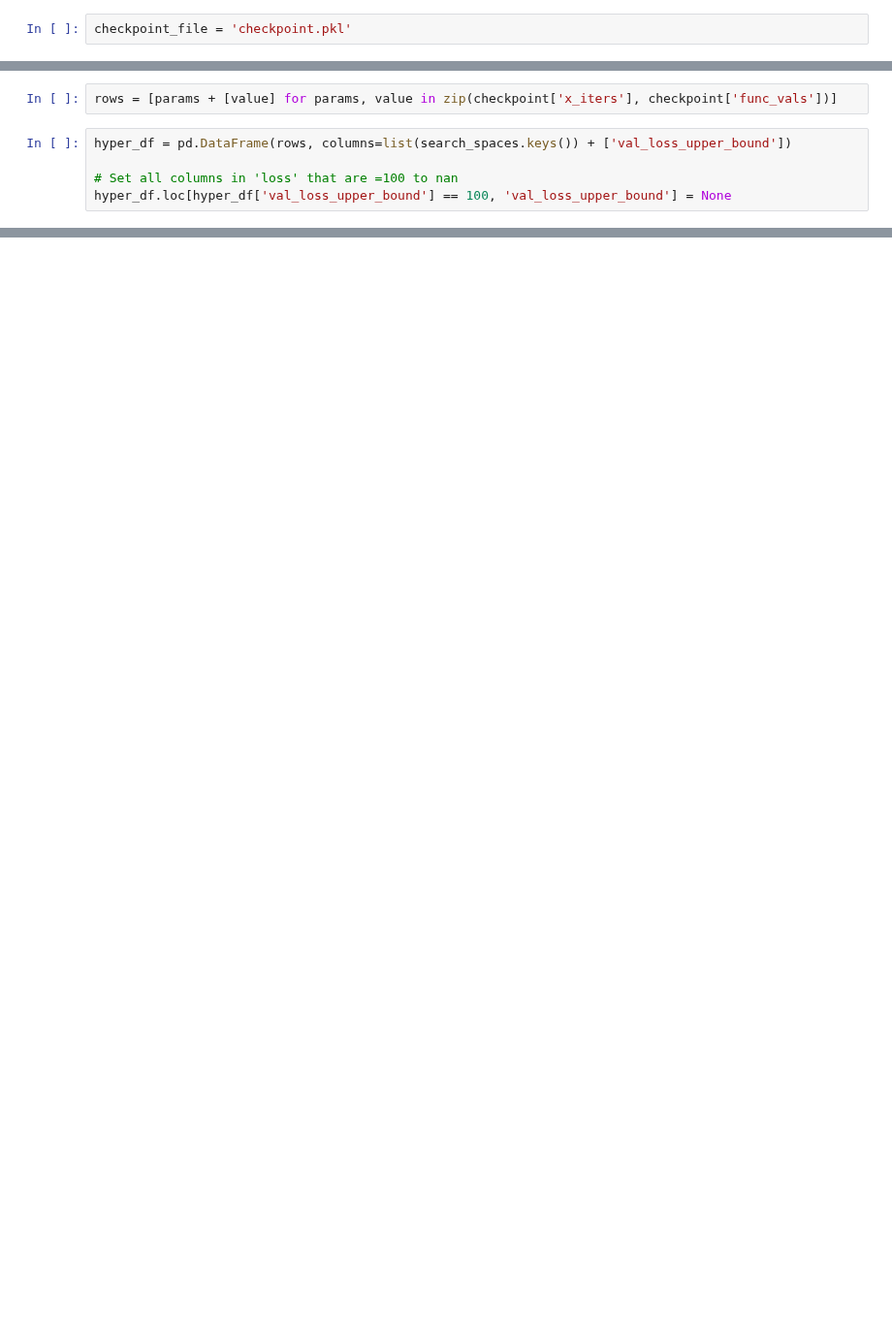
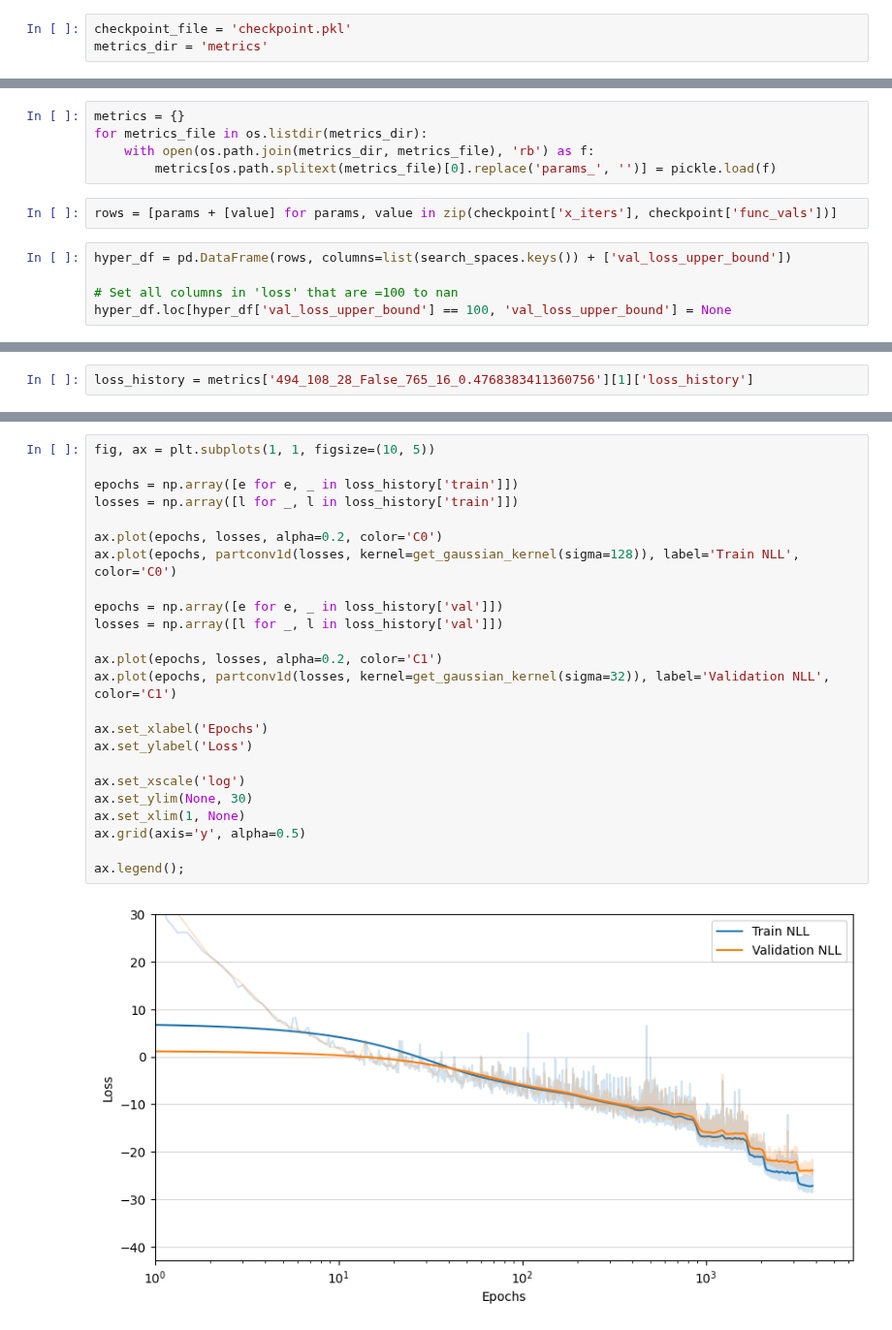
Before and after one commit to psaegert/bcnf, a Jupyter notebook: experimental/test_bayescv_analysis.ipynb, the cells around one changed output, grey strips where cells are left out. Shown at 97% size. Cells and saved outputs as stored; diff of their text form; blank space fills up the shorter version.

```diff
--- a/experimental/test_bayescv_analysis.ipynb
+++ b/experimental/test_bayescv_analysis.ipynb
@@ -15,9 +21,15 @@ search_spaces = {
 }
 # %%
 checkpoint_file = 'checkpoint.pkl'
+metrics_dir = 'metrics'
 # %%
 with open(checkpoint_file, 'rb') as f:
     checkpoint = pickle.load(f, errors='ignore')
+# %%
+metrics = {}
+for metrics_file in os.listdir(metrics_dir):
+    with open(os.path.join(metrics_dir, metrics_file), 'rb') as f:
+        metrics[os.path.splitext(metrics_file)[0].replace('params_', '')] = pickle.load(f)
 # %%
 rows = [params + [value] for params, value in zip(checkpoint['x_iters'], checkpoint['func_vals'])]
 # %%
@@ -32,0 +54,2 @@ hyper_df
+# %%
+loss_history = metrics['494_108_28_False_765_16_0.4768383411360756'][1]['loss_history']
@@ -32,0 +62,26 @@ hyper_df
+# %%
+fig, ax = plt.subplots(1, 1, figsize=(10, 5))
+
+epochs = np.array([e for e, _ in loss_history['train']])
+losses = np.array([l for _, l in loss_history['train']])
+
+ax.plot(epochs, losses, alpha=0.2, color='C0')
+ax.plot(epochs, partconv1d(losses, kernel=get_gaussian_kernel(sigma=128)), label='Train NLL', color='C0')
+
+epochs = np.array([e for e, _ in loss_history['val']])
+losses = np.array([l for _, l in loss_history['val']])
+
+ax.plot(epochs, losses, alpha=0.2, color='C1')
+ax.plot(epochs, partconv1d(losses, kernel=get_gaussian_kernel(sigma=32)), label='Validation NLL', color='C1')
+
+ax.set_xlabel('Epochs')
+ax.set_ylabel('Loss')
+
+ax.set_xscale('log')
+ax.set_ylim(None, 30)
+ax.set_xlim(1, None)
+ax.grid(axis='y', alpha=0.5)
+
+ax.legend();
+# %% [output]
+[figure, added]
```
Also changed, not shown: parts of 6 cells of this notebook, 3 other files.
